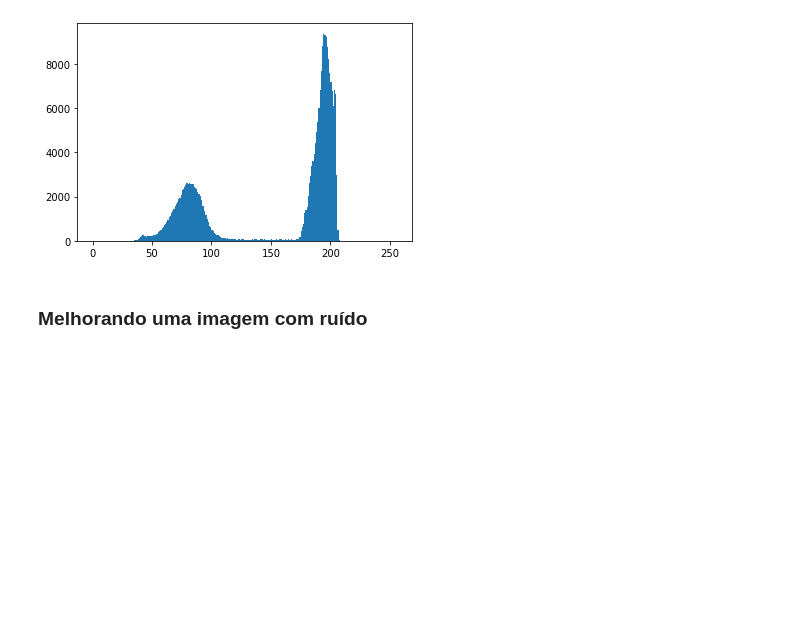
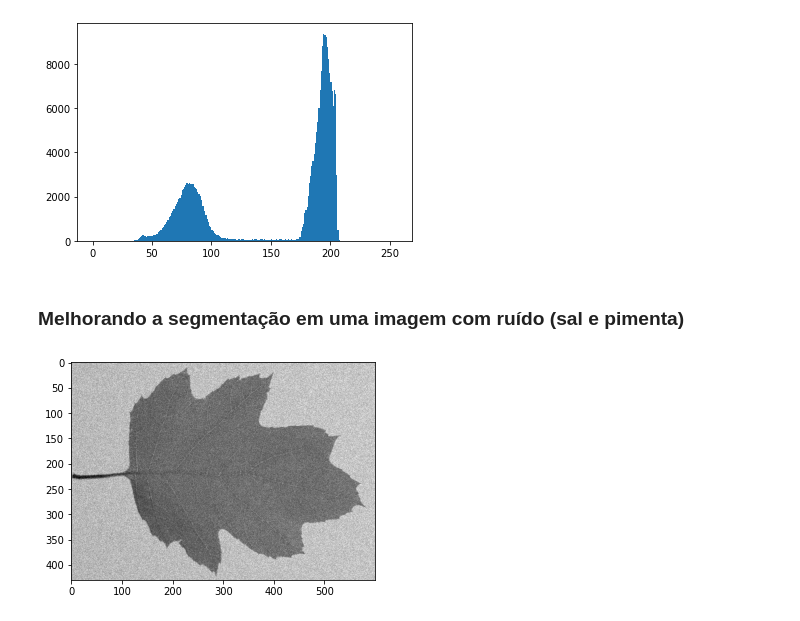
Before and after one commit to AlanMarquesRocha/segmentacao_imagens_pdi, a Jupyter notebook: segmentacao_imagens_pt1.ipynb, the cells around one changed output. Cells and saved outputs as stored; diff of their text form; code cells hidden in the pictures; blank space fills up the shorter version.

```diff
--- a/segmentacao_imagens_pt1.ipynb
+++ b/segmentacao_imagens_pt1.ipynb
@@ -284,4 +284,16 @@ plt.hist(img_gray.ravel(), 256, [0, 256]);
 # %% [output]
 [figure]
 # %% [markdown]
-### **Melhorando uma imagem com ruído**
+### **Melhorando a segmentação em uma imagem com ruído (sal e pimenta)**
+# %%
+# abrindo uma nova imagem do dataset:
+img = cv2.imread('/content/imagens/folha_ruido.jpg')
+
+# convertendo a imagem para níveis de cinza:
+img_rgb = cv2.cvtColor(img, cv2.COLOR_BGR2RGB)
+
+img_gray = cv2.cvtColor(img_rgb, cv2.COLOR_RGB2GRAY)
+
+plt.imshow(img_gray, cmap='gray');
+# %% [output]
+[figure, added]
```
Also changed, not shown: parts of 4 cells of this notebook.
